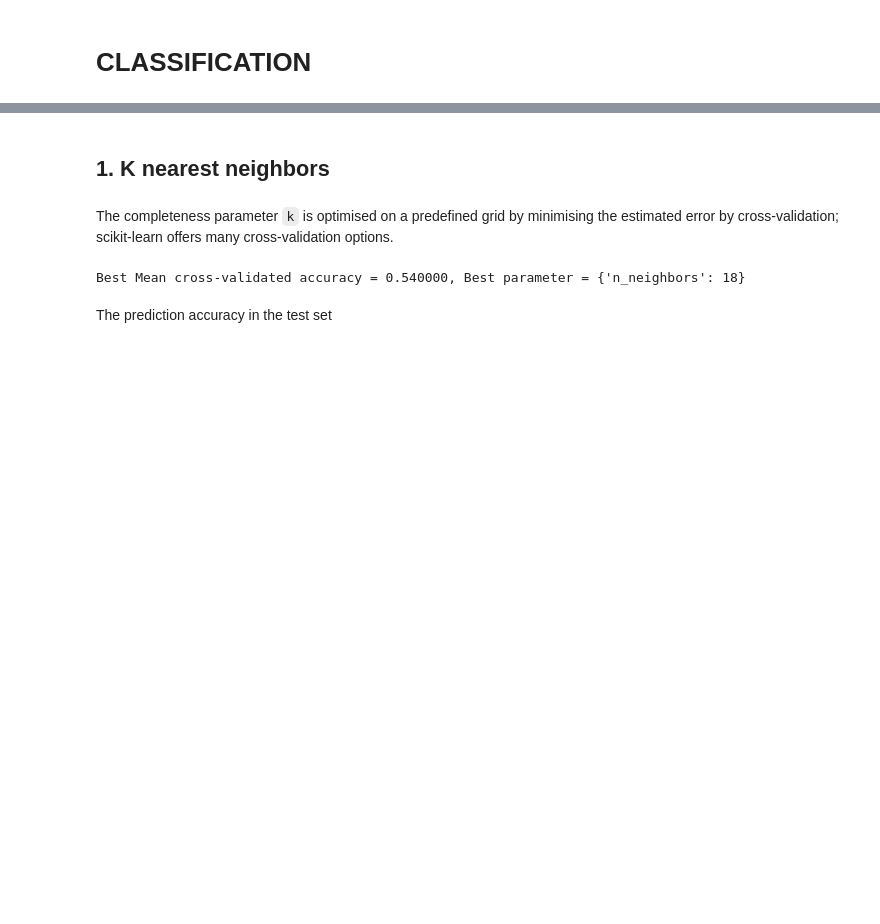
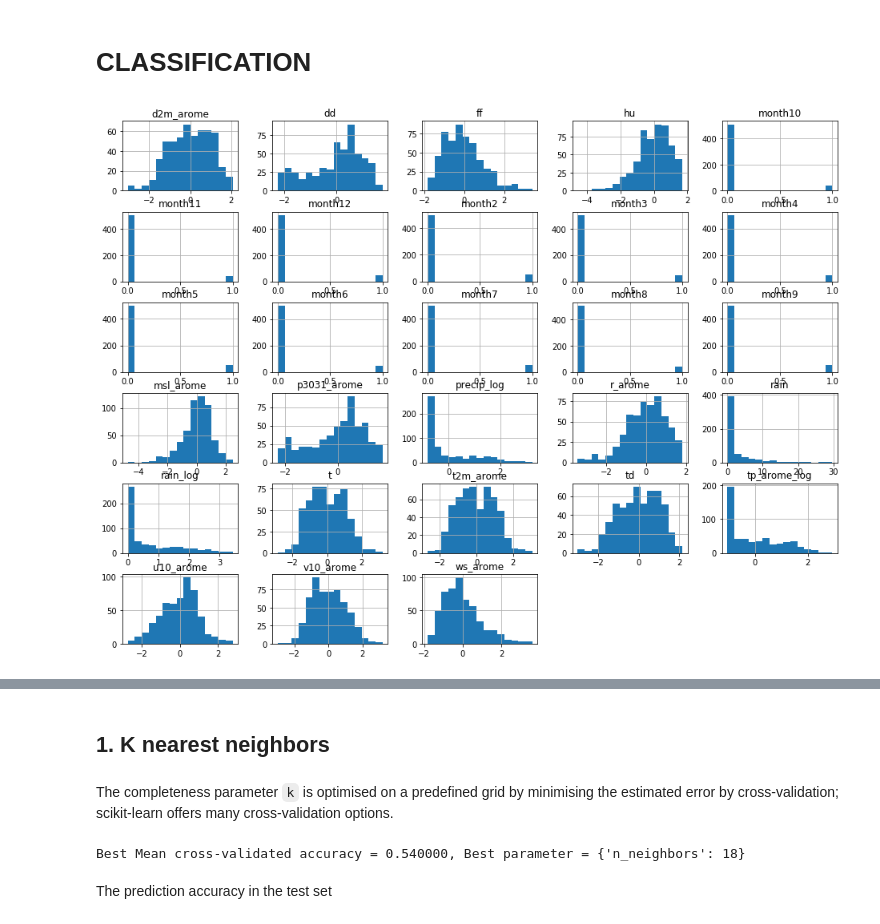
Before and after one commit to NguyenHai7120/4A-MachineLearning-Project, a Jupyter notebook: Classification_python.ipynb, the cells around one changed output, grey strips where cells are left out. Drawn from its saved outputs; the diff is of its cells as text; code cells hidden in the pictures; blank space fills up the shorter version.

```diff
--- a/Classification_python.ipynb
+++ b/Classification_python.ipynb
@@ -37,3 +37,7 @@ del X_test['rain_log']
 # %%
 train_set['rain_class'] = train_set['rain_class'].astype("category")
 test_set['rain_class'] = test_set['rain_class'].astype("category")
+# %%
+_ = train_set.hist(figsize=(16,12), bins = 15)
+# %% [output]
+[figure, added]
```
Also changed, not shown: parts of 10 cells of this notebook.
